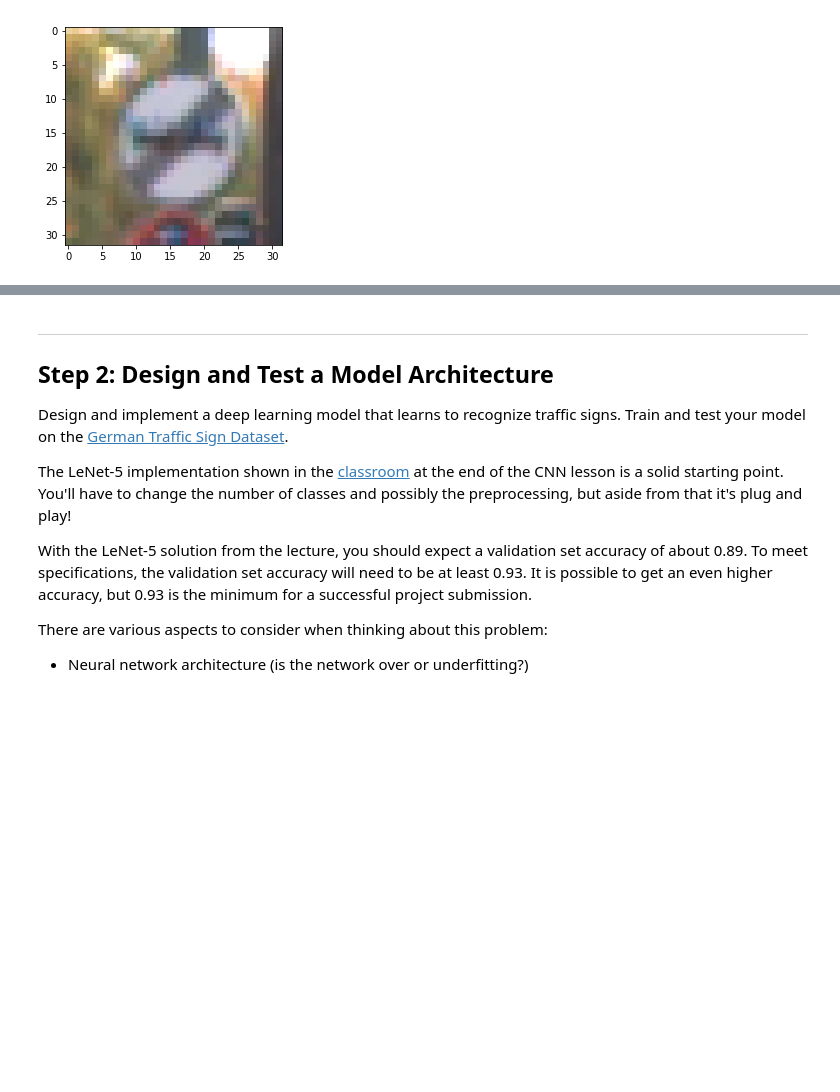
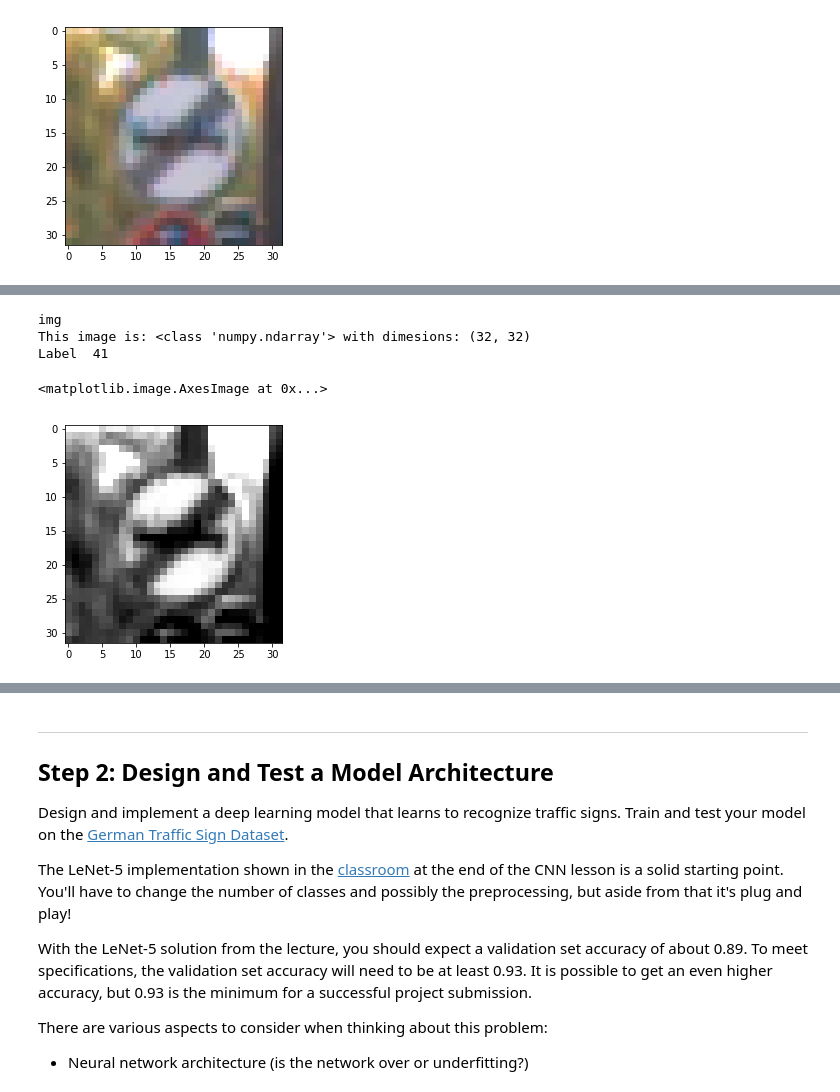
Before and after one commit to alburruss/CarND-Traffic-Sign-Classifier-Project, a Jupyter notebook: Traffic_Sign_Classifier_edit_AB.ipynb, the cells around one changed output, grey strips where cells are left out. Drawn from its saved outputs; the diff is of its cells as text; code cells hidden in the pictures; blank space fills up the shorter version.

```diff
--- a/Traffic_Sign_Classifier_edit_AB.ipynb
+++ b/Traffic_Sign_Classifier_edit_AB.ipynb
@@ -162,0 +201,17 @@ Label  41
+# %%
+# print out array data for img
+print('img')
+print('This image is:', type(img2), 'with dimesions:', img2.shape)
+print('Label ', y_train[101])
+
+# Contrast stretching
+p10, p90 = np.percentile(img2, (10, 90))
+img_rescale = exposure.rescale_intensity(img2, in_range=(p10, p90))
+
+plt.imshow(img_rescale, cmap='gray')
+# %% [output]
+img
+This image is: <class 'numpy.ndarray'> with dimesions: (32, 32)
+Label  41
+<matplotlib.image.AxesImage at 0x...>
+[figure, added]
```
Also changed, not shown: parts of 13 cells of this notebook.
